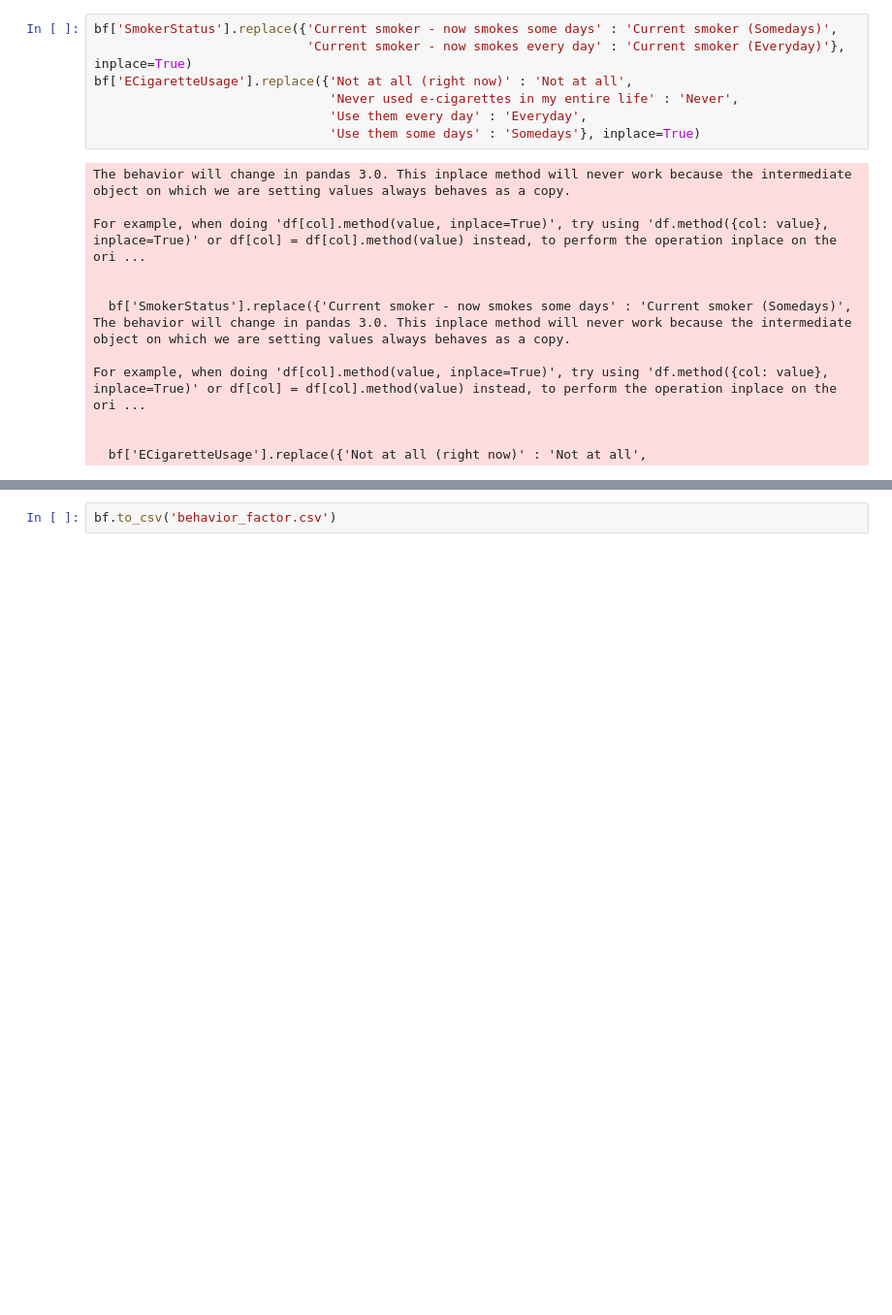
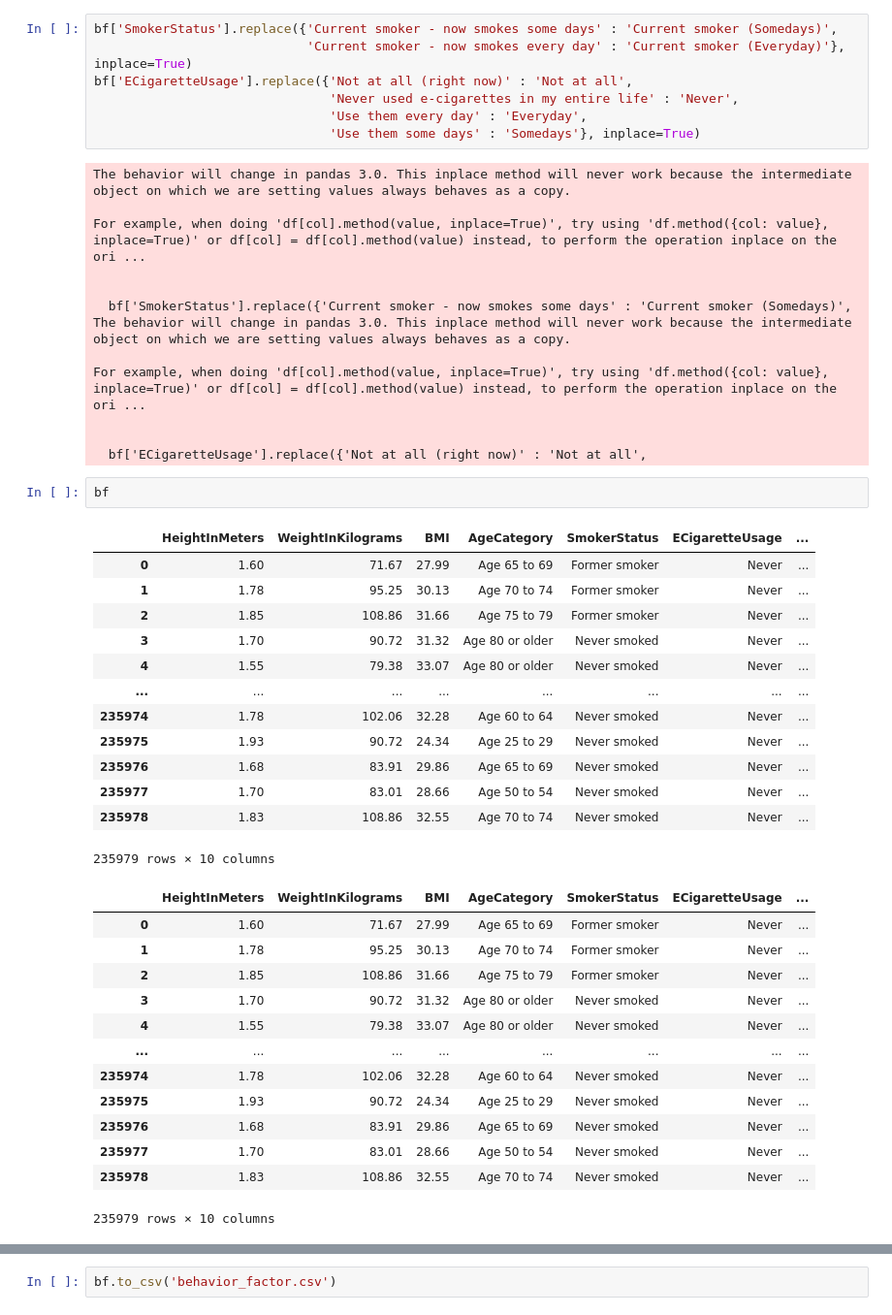
Before and after one commit to akhfadhil/streamlit-heart-attack, a Jupyter notebook: eda.ipynb, the cells around one changed output, grey strips where cells are left out. Shown: that part at 97% size. Cells and saved outputs as stored; diff of their text form; blank space fills up the shorter version.

```diff
--- a/eda.ipynb
+++ b/eda.ipynb
@@ -209,3 +209,32 @@ For example, when doing 'df[col].method(value, inplace=True)', try using 'df.met
 
 
   bf['ECigaretteUsage'].replace({'Not at all (right now)' : 'Not at all',
+# %%
+bf
+# %% [output]
+|  | HeightInMeters | WeightInKilograms | BMI | AgeCategory | SmokerStatus | ECigaretteUsage | ... |
+| 0 | 1.60 | 71.67 | 27.99 | Age 65 to 69 | Former smoker | Never | ... |
+| 1 | 1.78 | 95.25 | 30.13 | Age 70 to 74 | Former smoker | Never | ... |
+| 2 | 1.85 | 108.86 | 31.66 | Age 75 to 79 | Former smoker | Never | ... |
+| 3 | 1.70 | 90.72 | 31.32 | Age 80 or older | Never smoked | Never | ... |
+| 4 | 1.55 | 79.38 | 33.07 | Age 80 or older | Never smoked | Never | ... |
+| ... | ... | ... | ... | ... | ... | ... | ... |
+| 235974 | 1.78 | 102.06 | 32.28 | Age 60 to 64 | Never smoked | Never | ... |
+| 235975 | 1.93 | 90.72 | 24.34 | Age 25 to 29 | Never smoked | Never | ... |
+| 235976 | 1.68 | 83.91 | 29.86 | Age 65 to 69 | Never smoked | Never | ... |
+| 235977 | 1.70 | 83.01 | 28.66 | Age 50 to 54 | Never smoked | Never | ... |
+| 235978 | 1.83 | 108.86 | 32.55 | Age 70 to 74 | Never smoked | Never | ... |
+235979 rows × 10 columns
+|  | HeightInMeters | WeightInKilograms | BMI | AgeCategory | SmokerStatus | ECigaretteUsage | ... |
+| 0 | 1.60 | 71.67 | 27.99 | Age 65 to 69 | Former smoker | Never | ... |
+| 1 | 1.78 | 95.25 | 30.13 | Age 70 to 74 | Former smoker | Never | ... |
+| 2 | 1.85 | 108.86 | 31.66 | Age 75 to 79 | Former smoker | Never | ... |
+| 3 | 1.70 | 90.72 | 31.32 | Age 80 or older | Never smoked | Never | ... |
+| 4 | 1.55 | 79.38 | 33.07 | Age 80 or older | Never smoked | Never | ... |
+| ... | ... | ... | ... | ... | ... | ... | ... |
+| 235974 | 1.78 | 102.06 | 32.28 | Age 60 to 64 | Never smoked | Never | ... |
+| 235975 | 1.93 | 90.72 | 24.34 | Age 25 to 29 | Never smoked | Never | ... |
+| 235976 | 1.68 | 83.91 | 29.86 | Age 65 to 69 | Never smoked | Never | ... |
+| 235977 | 1.70 | 83.01 | 28.66 | Age 50 to 54 | Never smoked | Never | ... |
+| 235978 | 1.83 | 108.86 | 32.55 | Age 70 to 74 | Never smoked | Never | ... |
+235979 rows × 10 columns
```
Also changed, not shown: parts of 3 cells of this notebook, 2 other files.
